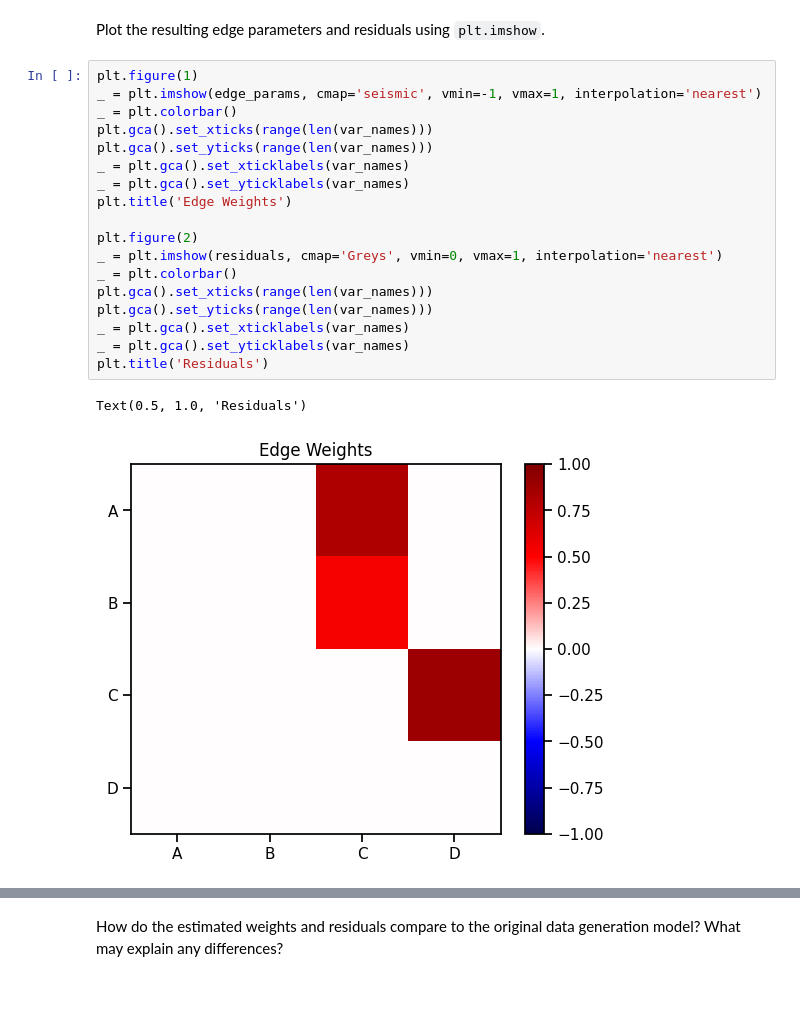
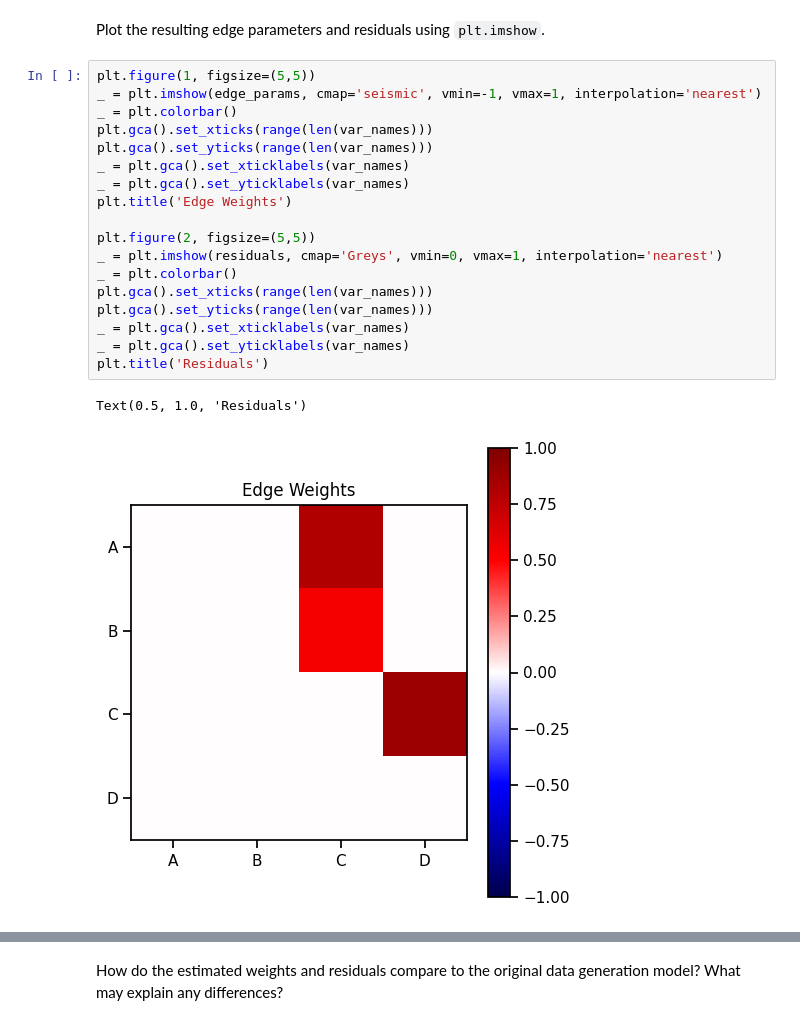
Before and after one commit to JHpusd/CFL_Research, a Jupyter notebook: practice_problems/07_20_23_day9_causal_modeling/code/diy_notebooks/exercise1.ipynb, the cells around one changed output, grey strips where cells are left out. Saved outputs shown, nothing was run; the diff lists cells and outputs as text; blank space fills up the shorter version.

```diff
--- a/practice_problems/07_20_23_day9_causal_modeling/code/diy_notebooks/exercise1.ipynb
+++ b/practice_problems/07_20_23_day9_causal_modeling/code/diy_notebooks/exercise1.ipynb
@@ -279,23 +280,23 @@ edge_params, residuals = estimate_parameters(pdag_mat, data)
 # %% [markdown]
 Plot the resulting edge parameters and residuals using `plt.imshow`.
 # %%
-plt.figure(1)
+plt.figure(1, figsize=(5,5))
 _ = plt.imshow(edge_params, cmap='seismic', vmin=-1, vmax=1, interpolation='nearest')
 _ = plt.colorbar()
 plt.gca().set_xticks(range(len(var_names)))
 plt.gca().set_yticks(range(len(var_names)))
 _ = plt.gca().set_xticklabels(var_names)
 _ = plt.gca().set_yticklabels(var_names)
 plt.title('Edge Weights')
 
-plt.figure(2)
+plt.figure(2, figsize=(5,5))
 _ = plt.imshow(residuals, cmap='Greys', vmin=0, vmax=1, interpolation='nearest')
 _ = plt.colorbar()
 plt.gca().set_xticks(range(len(var_names)))
 plt.gca().set_yticks(range(len(var_names)))
 _ = plt.gca().set_xticklabels(var_names)
 _ = plt.gca().set_yticklabels(var_names)
 plt.title('Residuals')
 # %% [output]
 Text(0.5, 1.0, 'Residuals')
-[figure, old version]
+[figure, new version]
```
Also changed, not shown: parts of 8 cells of this notebook, 1 other file.
